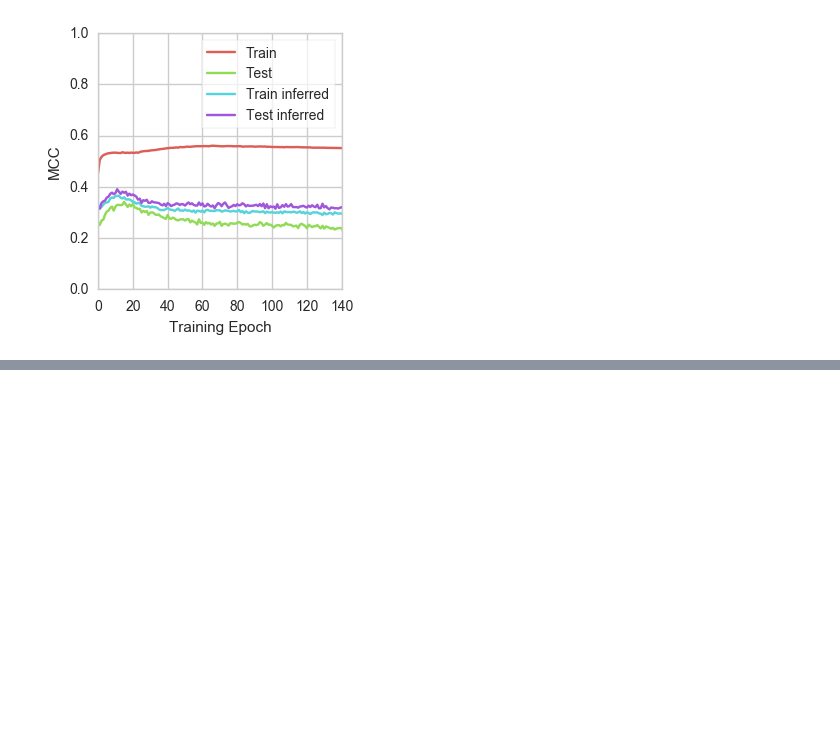
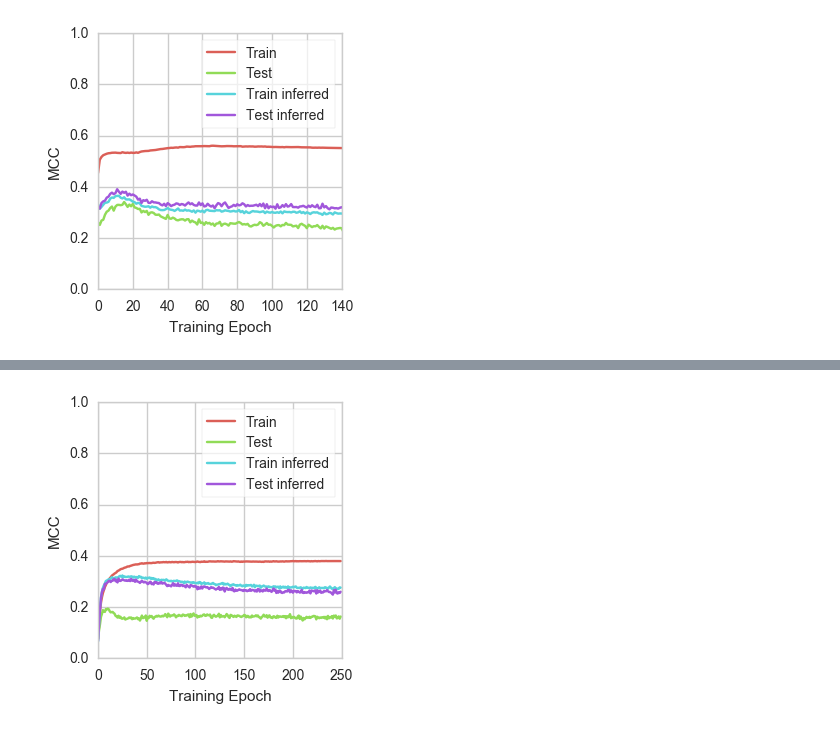
Before and after one commit to cle-ment/ma-thesis-experiments, a Jupyter notebook: workfolder/results-analysis.ipynb, the cells around one changed output, grey strips where cells are left out. Cells and saved outputs as stored; diff of their text form; code cells hidden in the pictures; blank space fills up the shorter version.

```diff
--- a/workfolder/results-analysis.ipynb
+++ b/workfolder/results-analysis.ipynb
@@ -215,0 +227,7 @@ plot_training(dm_model_scores[1],
+# %%
+plot_training(best_model_scores[1],
+              filename="best_1",
+              xlim=250
+             )
+# %% [output]
+[figure, added]
```
Also changed, not shown: parts of 15 cells of this notebook, 3 other files.
